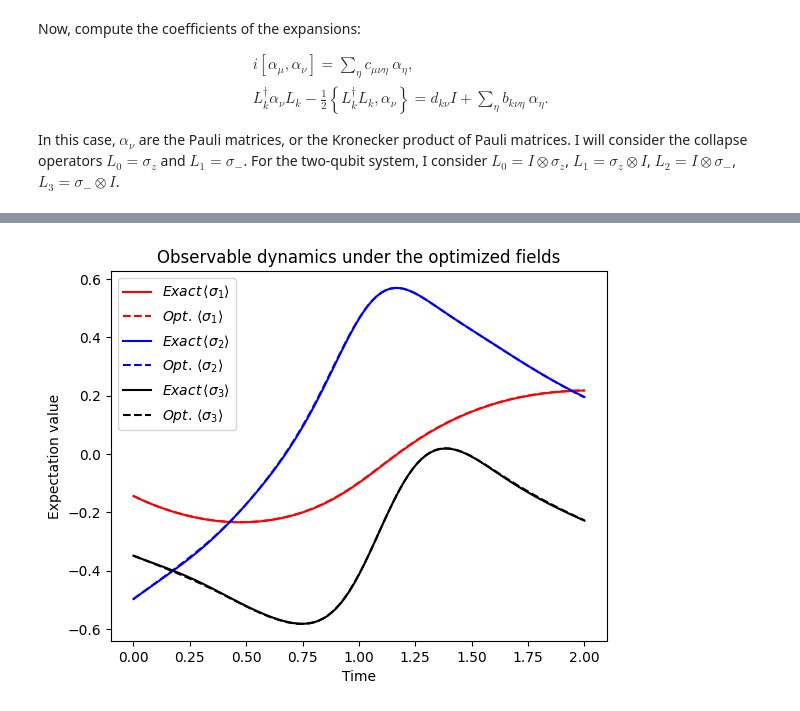
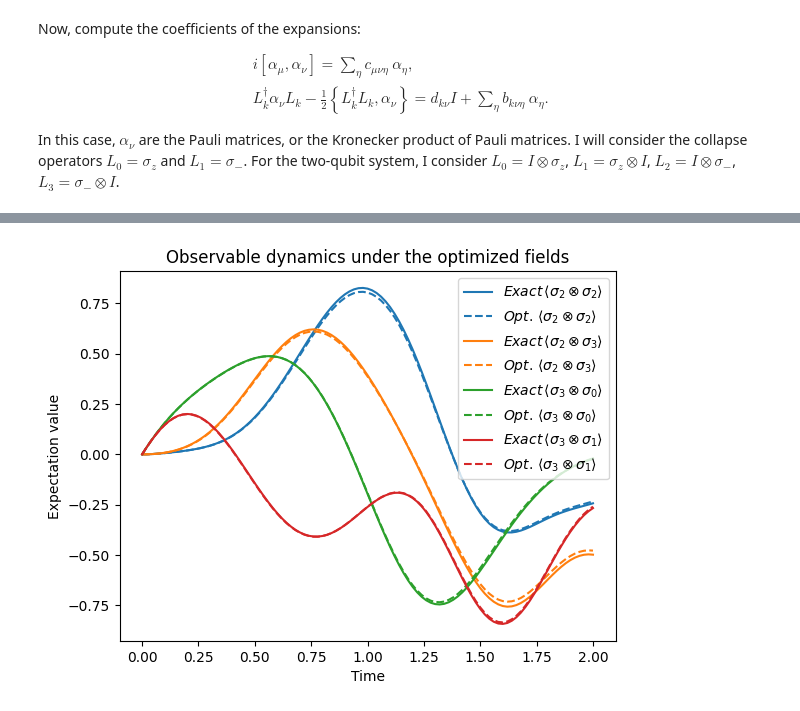
Before and after one commit to martinjimenez388/my-first-proyect, a Jupyter notebook: Examples/PINNverse_TimeDepCtrlFlds_1qubit.ipynb, the cells around one changed output, grey strips where cells are left out. Saved outputs shown, nothing was run; the diff lists cells and outputs as text; code cells hidden in the pictures.

```diff
--- a/Examples/PINNverse_TimeDepCtrlFlds_1qubit.ipynb
+++ b/Examples/PINNverse_TimeDepCtrlFlds_1qubit.ipynb
@@ -28,7 +28,7 @@ Threads set to: 10
 # %% [markdown]
 Run this to use a single-qubit system.
 # %%
-Nqb = 1 #Number of qubits
+Nqb = 2 #Number of qubits
 
 nval = 2 #Number of states to be used for further validation. Won't be used during training
 ThreeStates = False# USe it to implement or not the 3 initial states described in doi:10.1088/1367-2630/16/5/055012
@@ -38,7 +38,7 @@ FouFeat = True# Whether or not to use Fourier features
 
 if (Nqb == 1):
   Liedim = 3#Dimension of the Lie-algebra
-  nist = 5# NUmber of initial states
+  nist = 7# NUmber of initial states
   Nfield=3# Number of control fields
   Nedo= Liedim*nist# Number of differential equations to solve
   Ncoll = 2#Number of collapse operators
@@ -341,7 +341,7 @@ Remember that the collapse operators are given by $\sqrt{\gamma_k} \, L_k$. I al
 # %%
 if (Nqb == 1):
     Sz = 0
-    gams = [0.3, 0.45]#Decay rates for the Lindblad operators
+    gams = [0.03, 0.05]#Decay rates for the Lindblad operators
 
     basis = [qt.sigmax(), qt.sigmay(), qt.sigmaz()]
 
@@ -364,7 +364,7 @@ if (Nqb == 1):
     Odata = tc.tensor(np.array(Obsdat[:nist]).reshape(Nedo, N).T, dtype=time.dtype)
 else:
     #Decay rates for the Lindblad operators
-    gams = [0.45, 0.3, 0.45, 0.3]
+    gams = np.zeros(4)#[0.05, 0.03, 0.05, 0.03]
     bas1q = [qt.qeye(2), qt.sigmax(), qt.sigmay(), qt.sigmaz()]
     bas2q = []
     for i in range(4):
@@ -654,37 +660,39 @@ if (Nqb==1):
   plt.show()
 else:
 
   rho0 = Instates[istate]
   # The full Hamiltonian is defined as a list:
   H = [qt.tensor(bas1q[1], bas1q[1]) + qt.tensor(bas1q[2], bas1q[2]) + qt.tensor(bas1q[3], bas1q[3])]
 
   for i in range(3):
       H.append([bas2q[i], ctrls[:, i]]) # QuTiP uses cubic spline interpolation for field_data
 
   for i in range(3):
       H.append([qt.tensor(bas1q[i+1], qt.qeye(2)), ctrls[:, i+3]])
 
   c_ops = []
-  c_ops.append(np.sqrt(gam_opt[0])*qt.tensor(qt.qeye(2), qt.sigmaz()))
-  c_ops.append(np.sqrt(gam_opt[1])*qt.tensor(qt.qeye(2), qt.sigmam()))
-  c_ops.append(np.sqrt(gam_opt[2])*qt.tensor(qt.sigmaz(), qt.qeye(2)))
-  c_ops.append(np.sqrt(gam_opt[3])*qt.tensor(qt.sigmam(), qt.qeye(2)))
+  c_ops.append(np.abs(gam_opt[0])*qt.tensor(qt.qeye(2), qt.sigmaz()))
+  c_ops.append(np.abs(gam_opt[1])*qt.tensor(qt.qeye(2), qt.sigmam()))
+  c_ops.append(np.abs(gam_opt[2])*qt.tensor(qt.sigmaz(), qt.qeye(2)))
+  c_ops.append(np.abs(gam_opt[3])*qt.tensor(qt.sigmam(), qt.qeye(2)))
 
   opts = {'store_states':True, 'atol':1.e-8, 'rtol':1.e-6}
 
   result_opt = qt.mesolve(H, rho0, t_points, e_ops=bas2q, c_ops=c_ops, options=opts)
 
   fig, ax = plt.subplots()
   for i in range(9,13):#range(Liedim):
+    j = (i+1)%4
+    k = int((i+1)/4)
     c = plt.gca()._get_lines.get_next_color()
-    ax.plot(t_points, Obsdat[istate][i], label=fr"$Exact \, \langle \alpha_{i+1} \rangle$", color=c)
-    ax.plot(t_points, result_opt.expect[i], label=fr"$Opt. \, \langle \alpha_{i+1} \rangle$", color=c, linestyle='--')
+    ax.plot(t_points, Obsdat[istate][i], label=fr"$Exact \, \langle \sigma_{k} \otimes \sigma_{j} \rangle$", color=c)
+    ax.plot(t_points, result_opt.expect[i], label=fr"$Opt. \, \langle \sigma_{k} \otimes \sigma_{j} \rangle$", color=c, linestyle='--')
     #ax.plot(t_points, X_[:,Liedim*istate + i], label=fr"$NN \langle \sigma_{i+1} \rangle$", color=colors[i], linestyle='--')
 
   ax.set_xlabel("Time")
   ax.set_ylabel("Expectation value")
   ax.legend()
   plt.title('Observable dynamics under the optimized fields')
   plt.show()
 # %% [output]
-[figure, old version]
+[figure, new version]
```
Also changed, not shown: parts of 8 cells of this notebook, 2 other files.
